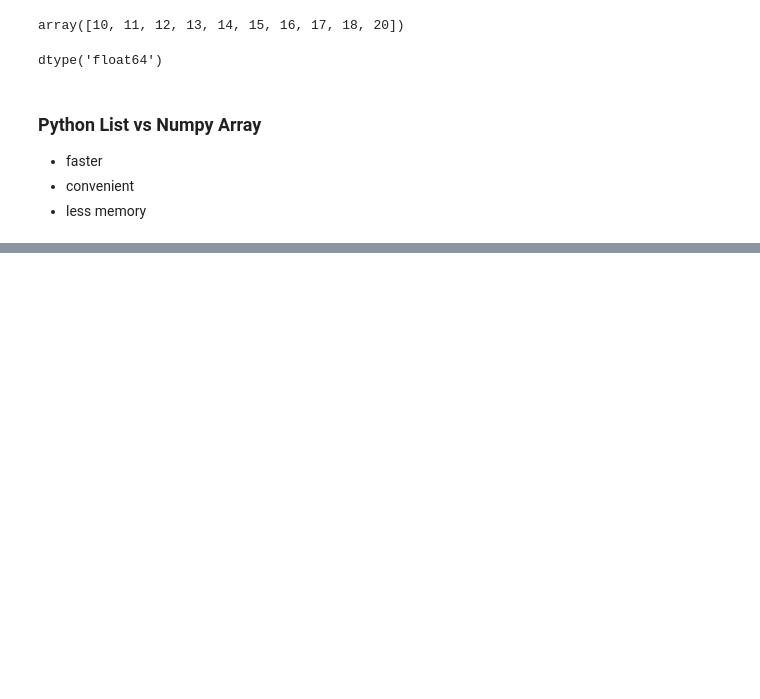
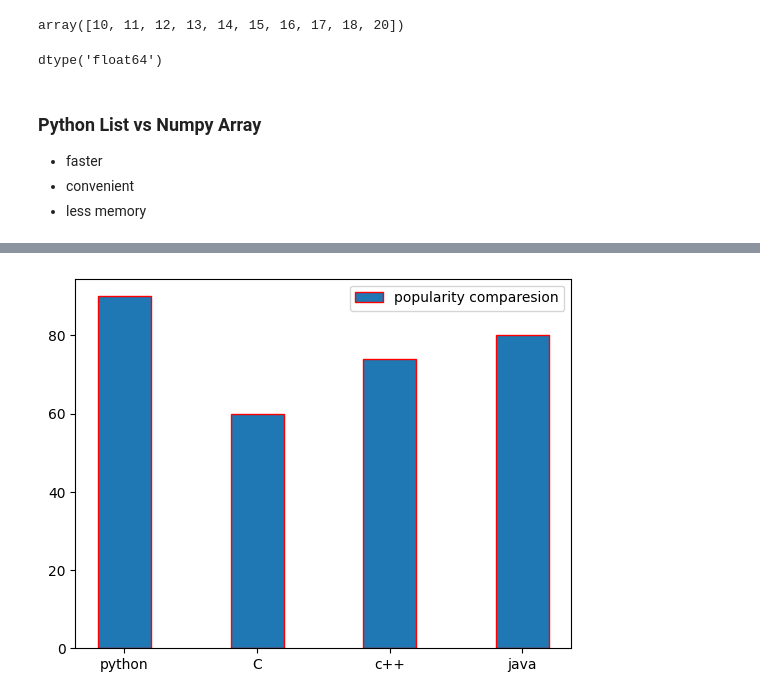
Before and after one commit to Irs444/python1, a Jupyter notebook: numpy.ipynb, the cells around one changed output, grey strips where cells are left out. Saved outputs shown, nothing was run; the diff lists cells and outputs as text; code cells hidden in the pictures; blank space fills up the shorter version.

```diff
--- a/numpy.ipynb
+++ b/numpy.ipynb
@@ -119,0 +152,6 @@ dtype('float64')
+# %%
+plt.bar(x,y,width=0.4,edgecolor="red" , label="popularity comparesion") # when you use label it require legend function
+plt.legend()
+plt.show()
+# %% [output]
+[figure, added]
```
Also changed, not shown: parts of 57 cells of this notebook, 2 other files.
